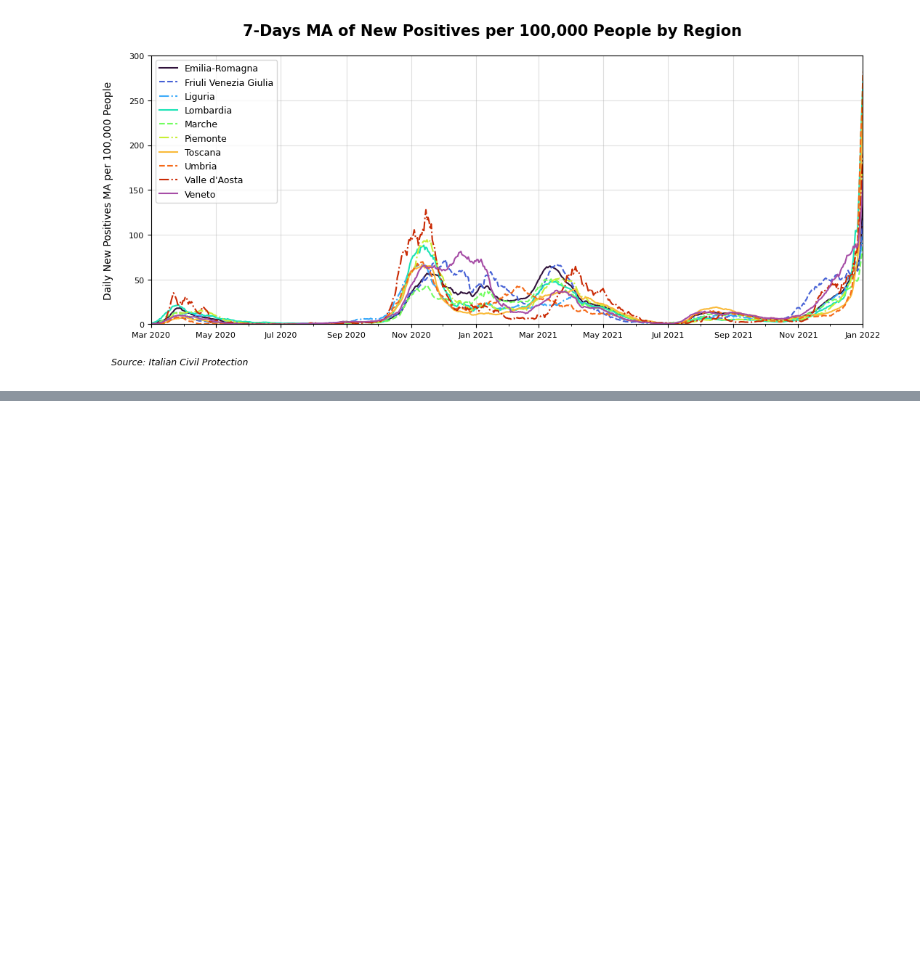
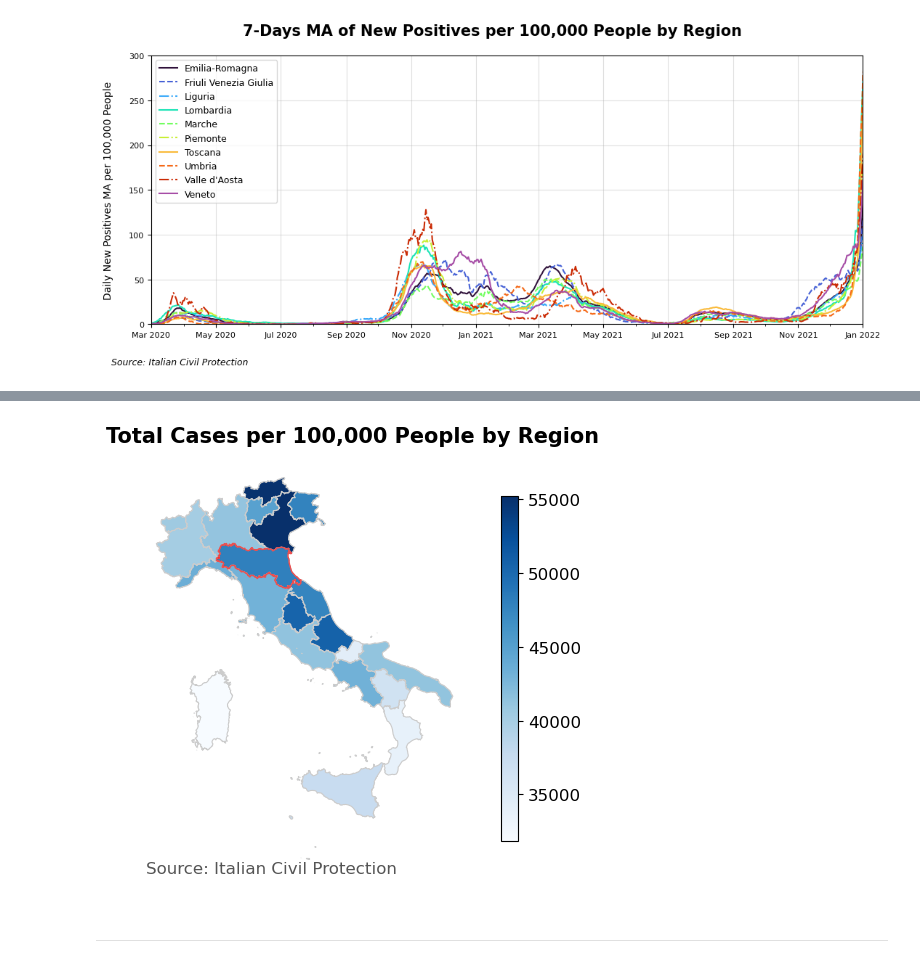
Before and after one commit to zurlog/dpc-covid19, a Jupyter notebook: scripts/dpc-covid19-regions.ipynb, the cells around one changed output, grey strips where cells are left out. Drawn from its saved outputs; the diff is of its cells as text; code cells hidden in the pictures; blank space fills up the shorter version.

```diff
--- a/scripts/dpc-covid19-regions.ipynb
+++ b/scripts/dpc-covid19-regions.ipynb
@@ -477,0 +434,10 @@ save_fig('new_positives_100k_reg')
+# %%
+# Reading the shapefile previously downloaded
+map_df = gpd.read_file(f'{DATA_PATH}/geodata/Reg01012021_g/NUTS2_g.shp')
+# remove the leading 0 from single-digit numbers
+map_df['COD_REG'] = map_df['COD_REG'].str.lstrip('0').astype(int)
+#map_df['COD_REG'] = map_df['COD_REG'].astype(int)
+map_df.sort_values('COD_REG', inplace=True)
+map_df.loc[9,'COD_REG'] = 21
+map_df.loc[10,'COD_REG'] = 22
+map_df.set_index('COD_REG', inplace=True)
@@ -477,0 +482,43 @@ save_fig('new_positives_100k_reg')
+# %%
+# Set a variable that will call whatever column we want to visualize on the map
+variable = 'TCASI_100K'
+
+# Set the range for the choropleth
+vmin, vmax = (merged[variable].min(), merged[variable].max())
+
+# Create figure and axes for Matplotlib
+fig, ax = plt.subplots(figsize=(5, 5))
+
+# Plot the map
+merged.plot(column=variable, cmap='Blues', linewidth=0.8, ax=ax, edgecolor='0.8')
+ER_geo = gpd.GeoDataFrame(merged.loc[8]).T
+ER_geo.plot(ax=ax, edgecolor='red', facecolor='none', alpha=0.6)
+
+# Remove the axis
+ax.axis('off')
+
+# Set the aspect ratio to be equal to the aspect ratio of the figure
+ax.set_aspect('equal', adjustable='datalim')
+
+# Add a title and subtitle
+plt.suptitle('Total Cases per 100,000 People by Region', fontsize=15, fontweight='bold')
+
+# Add an annotation for the data source
+ax.annotate('Source: Italian Civil Protection', xy=(0.1, .08), xycoords='figure fraction',
+            horizontalalignment='left', verticalalignment='top', fontsize=12, color='#555555')
+
+
+# Create a colorbar as a legend
+sm = plt.cm.ScalarMappable(cmap='Blues', norm=plt.Normalize(vmin=vmin, vmax=vmax))
+
+# Empty array for the data range
+sm._A = []
+
+# Add the colorbar to the figure
+cbar = fig.colorbar(sm, ax=ax, shrink=0.85)
+
+save_fig('regioni_map')
+# %% [output]
+[figure, added]
+# %% [markdown]
+***
```
Also changed, not shown: parts of 21 cells of this notebook, 36 other files.
